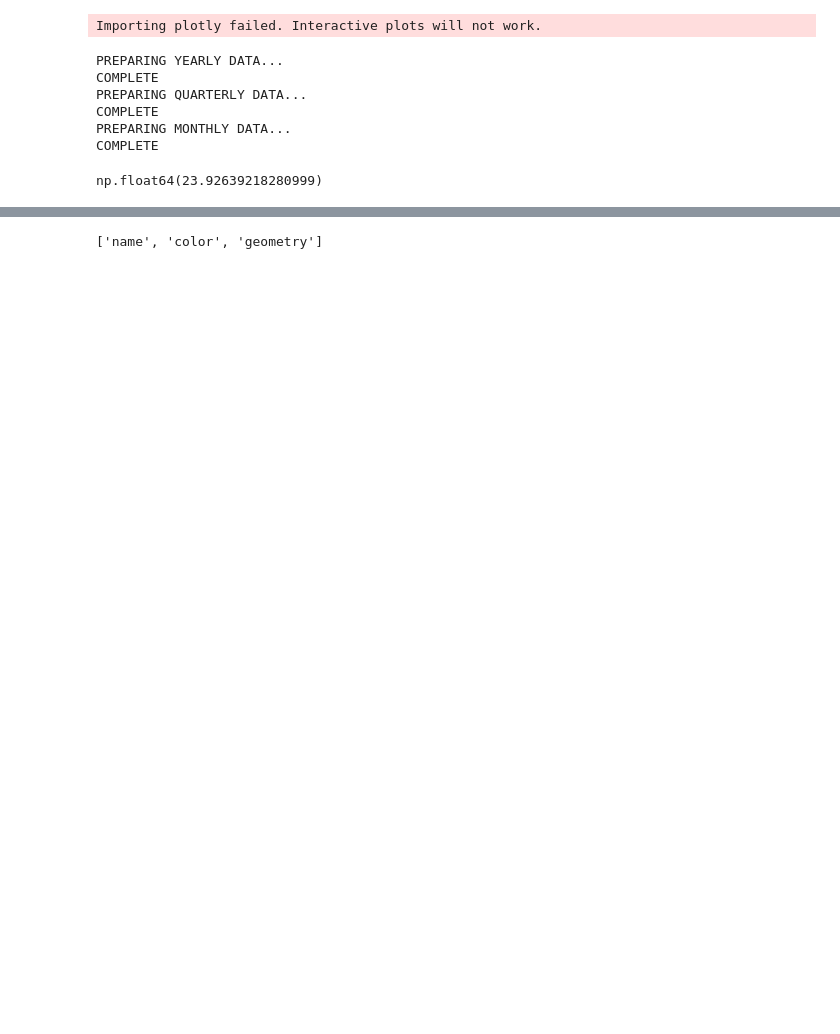
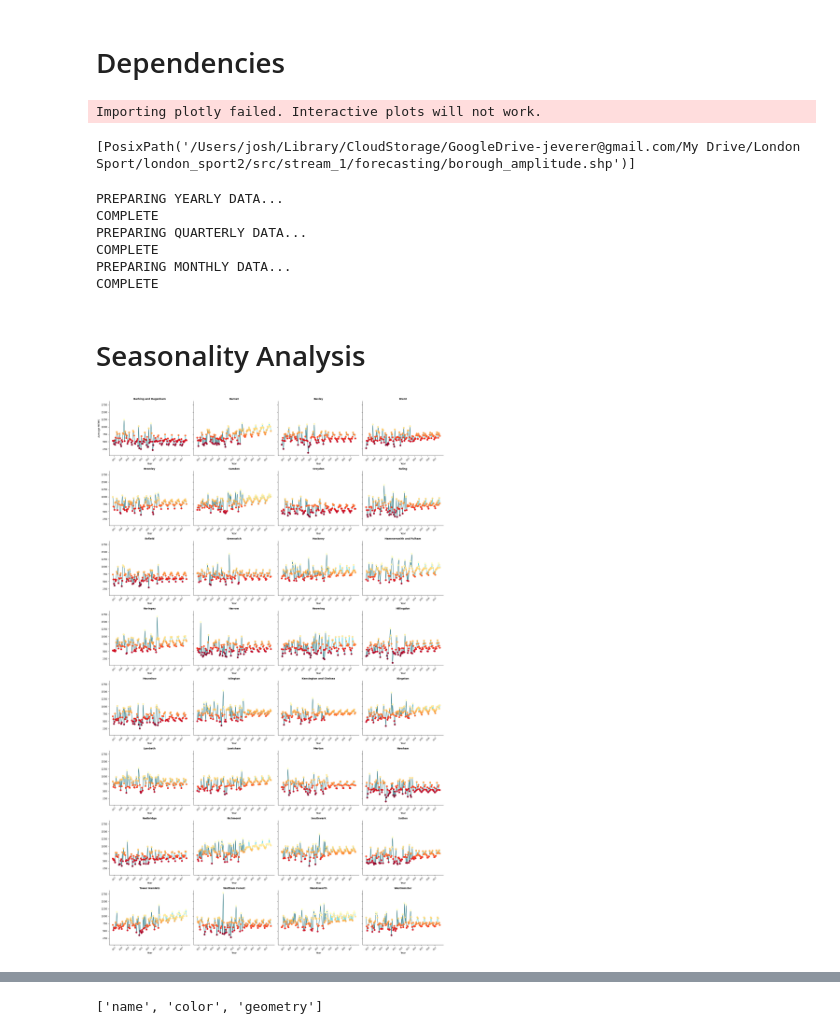
Before and after one commit to ferguswatson39/london_sport2, a Jupyter notebook: src/stream_1/forecasting/call_forecasting_class.ipynb, the cells around one changed output, grey strips where cells are left out. Drawn from its saved outputs; the diff is of its cells as text; code cells hidden in the pictures; blank space fills up the shorter version.

```diff
--- a/src/stream_1/forecasting/call_forecasting_class.ipynb
+++ b/src/stream_1/forecasting/call_forecasting_class.ipynb
@@ -1,10 +1,19 @@
+# %% [markdown]
+# Dependencies
 # %%
 from prepare_time_boroughs import prepare_yearly_boroughs, prepare_quarterly_boroughs, prepare_monthly_boroughs
 from forecasting_class import Forecast
 import pandas as pd
 import matplotlib.pyplot as plt
+import geopandas
+import geopandas as gpd
+
+from pathlib import Path
+ROOT = Path('/Users/josh/Library/CloudStorage/GoogleDrive-jeverer@gmail.com/My Drive/London Sport/london_sport2')
+list(ROOT.rglob('*.shp'))
 # %% [output]
 Importing plotly failed. Interactive plots will not work.
+[PosixPath('/Users/josh/Library/CloudStorage/GoogleDrive-jeverer@gmail.com/My Drive/London Sport/london_sport2/src/stream_1/forecasting/borough_amplitude.shp')]
 # %%
 df_year = prepare_yearly_boroughs()
 df_quarter = prepare_quarterly_boroughs()
@@ -16,12 +25,13 @@ PREPARING QUARTERLY DATA...
 COMPLETE
 PREPARING MONTHLY DATA...
 COMPLETE
+# %% [markdown]
+# Seasonality Analysis
 # %%
-from forecasting_class import Forecast
-
 smb = Forecast(df_month, forecast_steps=60, group_col='LA_Name')
 smb.sarima()
 smb.get_mae('sarima')
+smb.plot()
 # %% [output]
-np.float64(23.92639218280999)
+[figure, added]
 # %%
```
Also changed, not shown: parts of 16 cells of this notebook, 2 other files.
